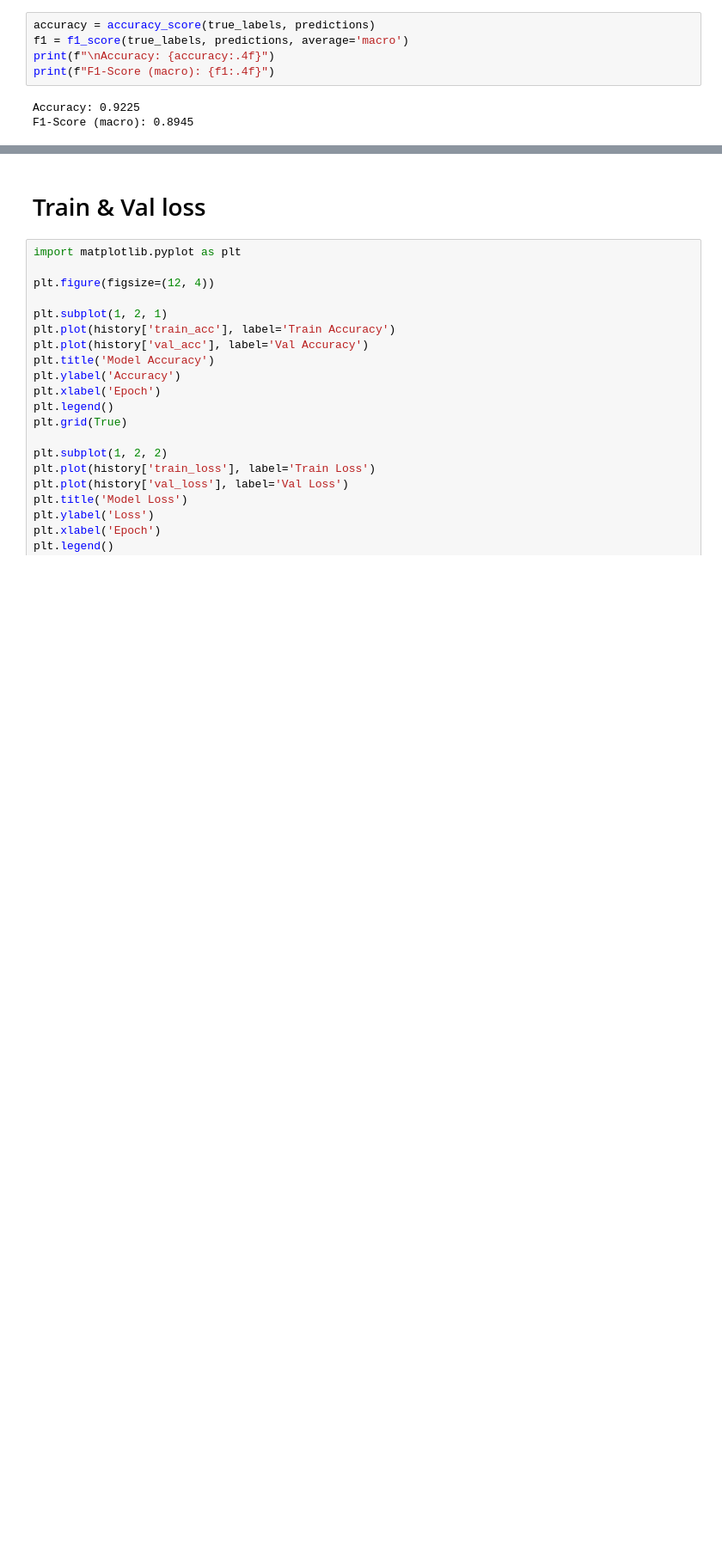
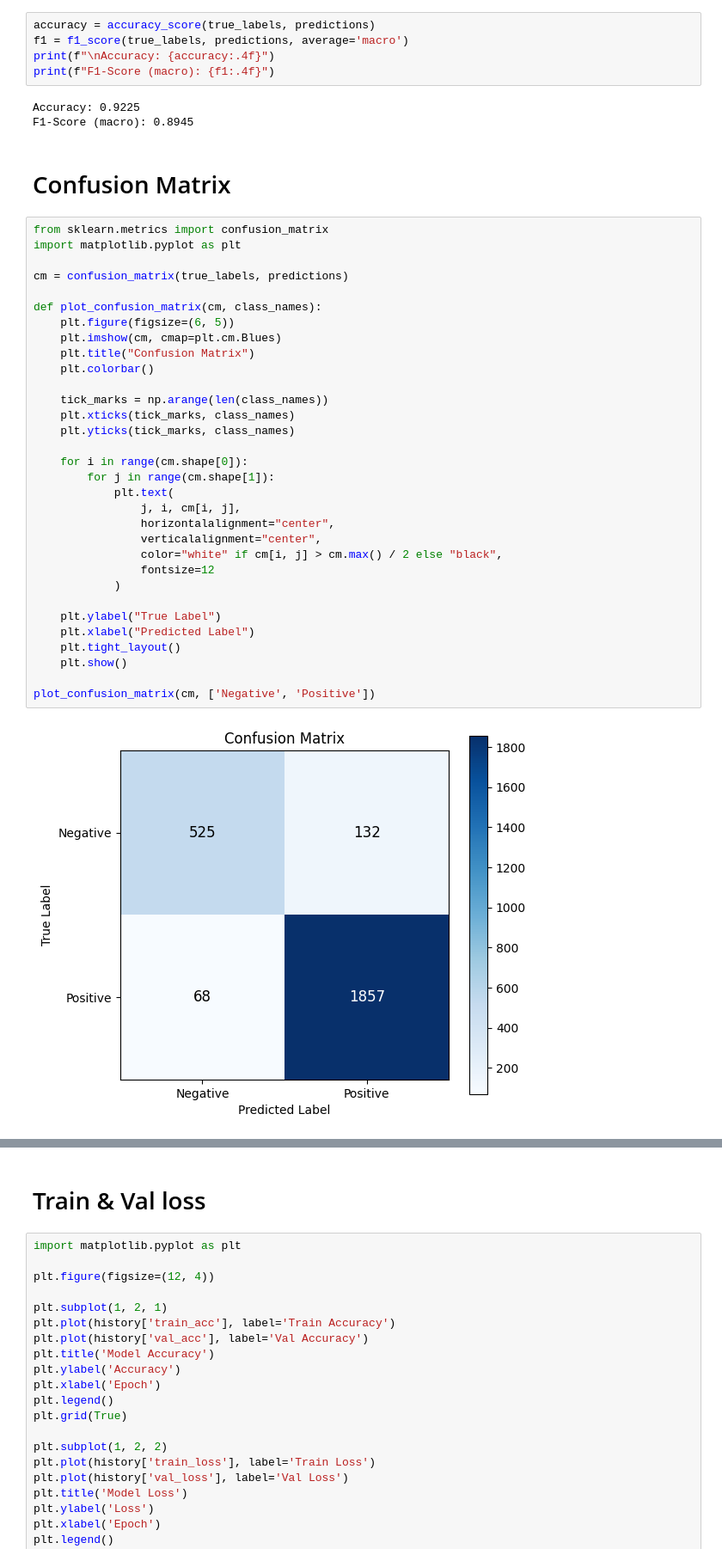
Before and after one commit to HongHanh-atUIT/CS231-NLP-FOOD-REVIEW-SA, a Jupyter notebook: PhoBERT-v2.ipynb, the cells around one changed output, grey strips where cells are left out. Shown at 86% size. Cells and saved outputs as stored; diff of their text form; blank space fills up the shorter version.

```diff
--- a/PhoBERT-v2.ipynb
+++ b/PhoBERT-v2.ipynb
@@ -271,3 +271,39 @@ print(f"F1-Score (macro): {f1:.4f}")
 # %% [output]
 Accuracy: 0.9225
 F1-Score (macro): 0.8945
+# %% [markdown]
+# Confusion Matrix
+# %%
+from sklearn.metrics import confusion_matrix
+import matplotlib.pyplot as plt
+
+cm = confusion_matrix(true_labels, predictions)
+
+def plot_confusion_matrix(cm, class_names):
+    plt.figure(figsize=(6, 5))
+    plt.imshow(cm, cmap=plt.cm.Blues)
+    plt.title("Confusion Matrix")
+    plt.colorbar()
+
+    tick_marks = np.arange(len(class_names))
+    plt.xticks(tick_marks, class_names)
+    plt.yticks(tick_marks, class_names)
+
+    for i in range(cm.shape[0]):
+        for j in range(cm.shape[1]):
+            plt.text(
+                j, i, cm[i, j],
+                horizontalalignment="center",
+                verticalalignment="center",
+                color="white" if cm[i, j] > cm.max() / 2 else "black",
+                fontsize=12
+            )
+
+    plt.ylabel("True Label")
+    plt.xlabel("Predicted Label")
+    plt.tight_layout()
+    plt.show()
+
+plot_confusion_matrix(cm, ['Negative', 'Positive'])
+# %% [output]
+[figure, added]
```
Also changed, not shown: parts of 4 cells of this notebook, 1 other file.
